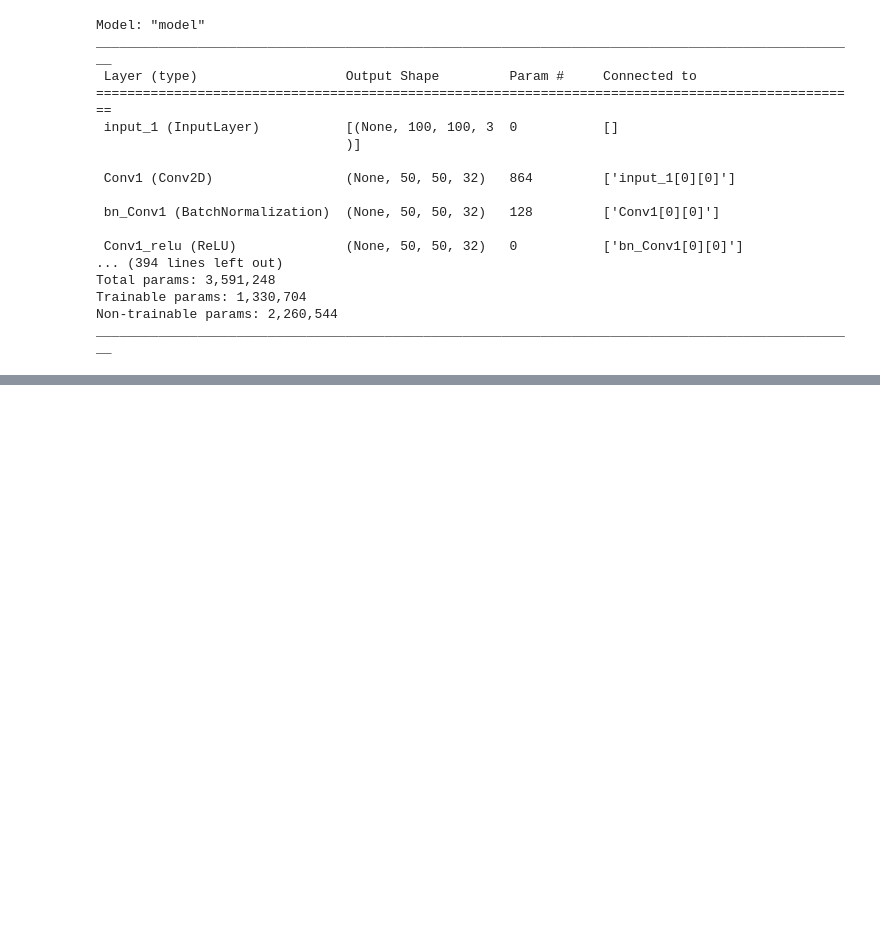
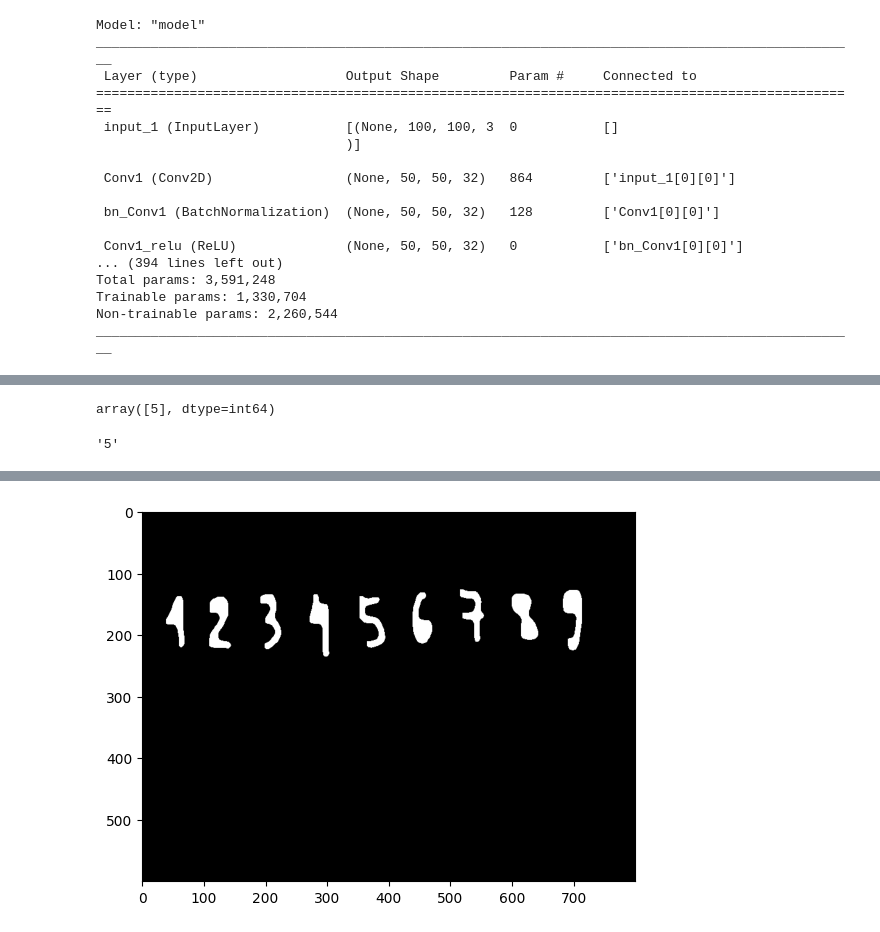
Before and after one commit to bob9952/RI_Project, a Jupyter notebook: transfer_example.ipynb, the cells around one changed output, grey strips where cells are left out. Cells and saved outputs as stored; diff of their text form; code cells hidden in the pictures; blank space fills up the shorter version.

Commit message:
Added conture recognition and model prediction

```diff
--- a/transfer_example.ipynb
+++ b/transfer_example.ipynb
@@ -367,0 +320,8 @@ sub
+# %%
+np.argmax(predictions, axis=-1)
+# %% [output]
+array([5], dtype=int64)
+# %%
+class_labels[ np.argmax(predictions)]
+# %% [output]
+'5'
@@ -405,0 +368,43 @@ def prediction(my_image, i):
+# %%
+def merge_contours():
+    bounding = 10
+
+    image = cv2.imread('../projekat/characters/proba.png', 1)
+    paper = cv2.resize(image, (800, 600))
+
+    img2 = cv2.cvtColor(paper, cv2.COLOR_BGR2GRAY)
+    blur = cv2.GaussianBlur(img2,(9,9),0) # apply blur for contour
+    ret, thresh_gray = cv2.threshold(blur,228,255,cv2.THRESH_BINARY_INV) # apply threshold to blur image
+    contours, hier = cv2.findContours(thresh_gray, cv2.RETR_EXTERNAL, cv2.CHAIN_APPROX_NONE)
+
+    # https://stackoverflow.com/questions/18339988/implementing-imcloseim-se-in-opencv
+    thresh_gray = cv2.morphologyEx(thresh_gray, cv2.MORPH_CLOSE, cv2.getStructuringElement(cv2.MORPH_ELLIPSE, (18, 18)));
+    plt.imshow(thresh_gray, cmap='gray')
+
+    # Find contours in thresh_gray after closing the gaps
+    contours, hier = cv2.findContours(thresh_gray, cv2.RETR_EXTERNAL, cv2.CHAIN_APPROX_NONE)
+    contours = sort_contours(contours, method="left-to-right")[0]
+    i = 0
+
+    for c in contours:
+        area = cv2.contourArea(c)
+
+        (x, y, w, h) = cv2.boundingRect(c)
+        # [bottom-left, top-left, top-right, bottom-right]
+
+        # convert all coordinates floating point values to int
+        (x, y, w, h) = np.intp([x, y, w, h])
+        roi = paper[y - bounding:y + h + bounding, x - bounding:x + w +bounding]
+
+        i += 1
+        chars.append(bob_prediction(roi))
+        cv2.rectangle(paper, (x-bounding, y-bounding), (x + w + bounding, y + h + bounding), (0, 255, 0), 2)
+        # cv2.drawContours(paper, [box], 0, (0, 255, 0), 2)
+
+    cv2.imshow('paper', paper)
+    # cv2.imwrite('paper.jpg', paper)
+    cv2.waitKey(0)
+    cv2.destroyAllWindows()
+# %%
+merge_contours()
+# %% [output]
@@ -406 +429,2 @@ def prediction(my_image, i):
+[figure, added]
 # %%
```
Also changed, not shown: parts of 18 cells of this notebook.
